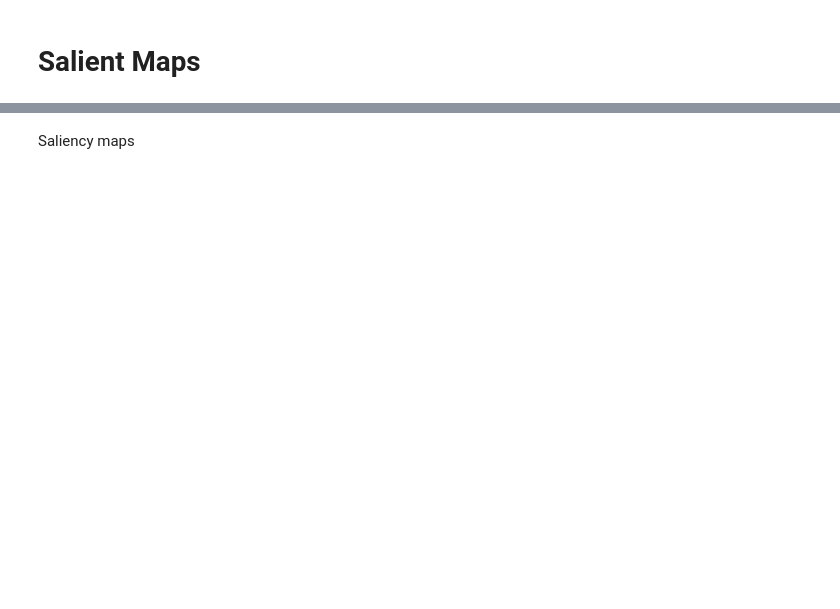
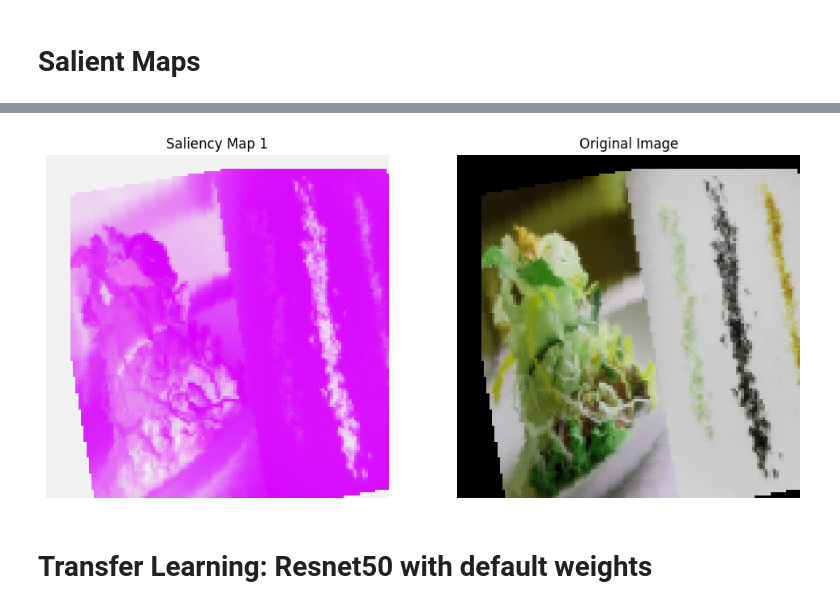
Before and after one commit to mklindtner/02516_intro_cnn, a Jupyter notebook: IDLCV_Exercise_1_5_hotdog.ipynb, the cells around one changed output, grey strips where cells are left out. Cells and saved outputs as stored; diff of their text form; code cells hidden in the pictures; blank space fills up the shorter version.

Commit message:
sailency map model4 + transfer learning for resnet50 + saliency map for resnet50

```diff
--- a/IDLCV_Exercise_1_5_hotdog.ipynb
+++ b/IDLCV_Exercise_1_5_hotdog.ipynb
@@ -19,6 +19,10 @@ if torch.cuda.is_available():
     print("The code will run on GPU.")
 else:
     print("The code will run on CPU. Go to Edit->Notebook Settings and choose GPU as the hardware accelerator")
-device = torch.device('cuda' if torch.cuda.is_available() else 'cpu')
+device = torch.device('cuda:0' if torch.cuda.is_available() else 'cpu')
+torch.cuda.set_device(0)
+torch.cuda.current_device()
+# torch.cuda.is_available()
+# torch.cuda.device_count()
 # %% [output]
 The code will run on GPU.
@@ -26,7 +31,7 @@ The code will run on GPU.
 We provide you with a class that can load the *hotdog/not hotdog* dataset you should use from /dtu/datasets1/02516/
 # %%
 class Hotdog_NotHotdog(torch.utils.data.Dataset):
-    def __init__(self, train, transform, data_path='/home/mlut/IDLCV/dtu/datasets1/02516/hotdog_nothotdog'):
+    def __init__(self, train, transform, data_path='/zhome/25/e/155273/Desktop/02516_dvcv/02516_intro_cnn/hotdog_nothotdog'):
         'Initialization'
         self.transform = transform
         data_path = os.path.join(data_path, 'train' if train else 'test')
@@ -449,2 +469,70 @@ tensor(-0.0254, device='cuda:0', grad_fn=<SelectBackward0>)
-# %% [markdown]
-Saliency maps
+# %%
+# Initialize the model
+model = Network04()
+model.eval()
+model.to(device)
+
+# Adjust single input and target to match each other
+input_image, target = next(iter(train_loader))
+input_image = input_image[0].unsqueeze(0).to(device)
+# input_image = input_image.
+input_image.requires_grad = True
+
+output = model(input_image)
+
+#Match target dtype and shape to output
+target = target[0].view(-1,1)
+target = target.float().view_as(output) #Target shape will match output shape
+target = target.to(device)
+
+# Calculate Loss and find input gradient by backpropagation
+output_sig = torch.sigmoid(output)
+loss = F.binary_cross_entropy(output_sig, target)
+model.zero_grad()
+loss.backward()
+
+# Setup for display
+gradient = input_image.grad.data
+
+# Pool the gradients across the channels
+pooled_gradients = torch.mean(gradient, dim=[0, 2, 3])
+
+
+# A try at making a saliency map
+saliency = torch.zeros_like(input_image).to(device)
+for i in range(3):
+    saliency[0, i, ...] = input_image[0, i, ...] * pooled_gradients[i]
+
+#Normalize the saliency map
+saliency_max = saliency.max()
+saliency_min = saliency.min()
+
+if saliency_max != saliency_min:
+    saliency_normalized = (saliency - saliency_min) / (saliency_max - saliency_min)
+else:
+    saliency_normalized = saliency
+
+
+saliency = saliency_normalized.to('cpu')
+saliency_map = torch.abs(saliency).squeeze()
+image = input_image.squeeze(0).to('cpu')
+
+
+fig, axes = plt.subplots(1, 2, figsize=(12, 6))
+
+# Plot the saliency map
+axes[0].imshow(saliency_map.permute(1, 2, 0).detach().numpy())
+axes[0].set_title('Saliency Map 1')
+axes[0].axis('off')
+
+
+#Plot Image
+axes[1].imshow(np.swapaxes(np.swapaxes(image.detach().numpy(), 0, 2), 0, 1))
+axes[1].axis('off')  # Hide the axis on the second subplot
+axes[1].set_title('Original Image')
+
+plt.show()
+# %% [output]
+[figure, added]
+# %% [markdown]
+<h1>Transfer Learning: Resnet50 with default weights</h1>
```
Also changed, not shown: parts of 8 cells of this notebook.
